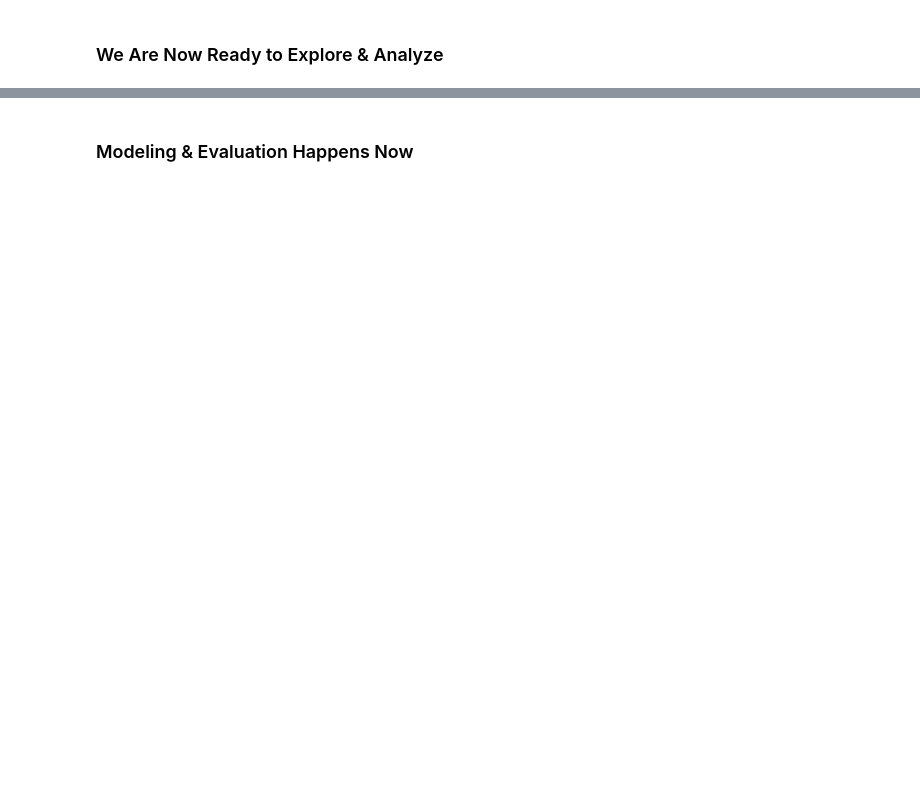
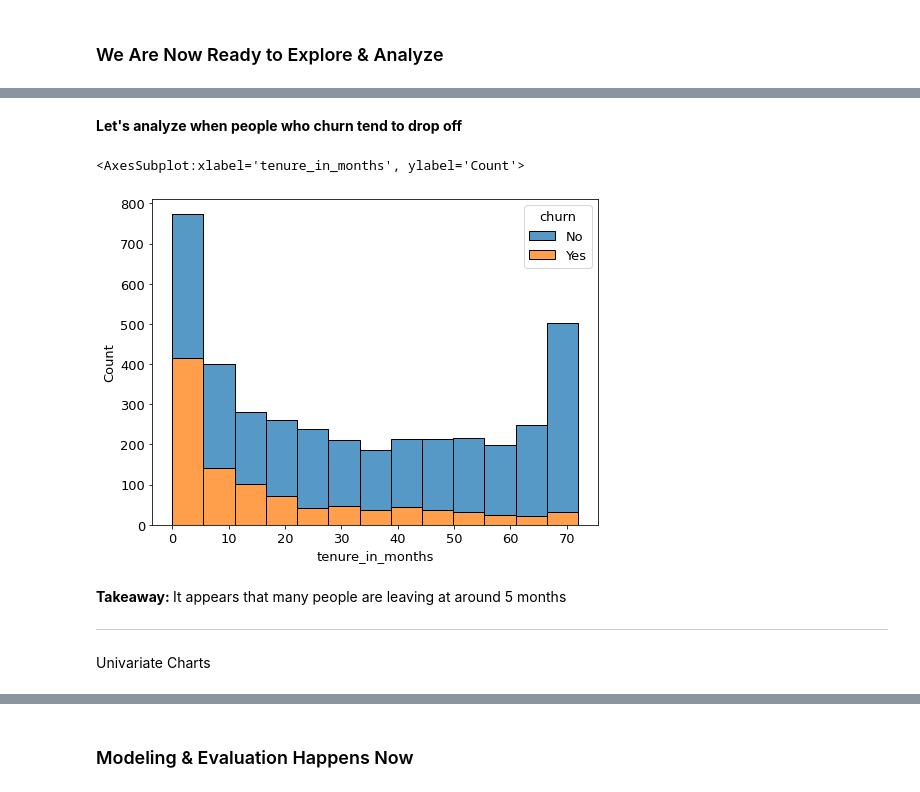
Before and after one commit to DBerchelmann/telco_classification_project, a Jupyter notebook: telco_classification_final-notebook.ipynb, the cells around one changed output, grey strips where cells are left out. Saved outputs shown, nothing was run; the diff lists cells and outputs as text; code cells hidden in the pictures; blank space fills up the shorter version.

```diff
--- a/telco_classification_final-notebook.ipynb
+++ b/telco_classification_final-notebook.ipynb
@@ -264,0 +272,13 @@ ____________________
+# %% [markdown]
+<b>Let's analyze when people who churn tend to drop off</b>
+# %%
+sns.histplot(data=train, x="tenure_in_months", hue = "churn", multiple="stack")
+# %% [output]
+<AxesSubplot:xlabel='tenure_in_months', ylabel='Count'>
+[figure, added]
+# %% [markdown]
+<b>Takeaway: </b> It appears that many people are leaving at around 5 months
+
+----
+# %% [markdown]
+Univariate Charts
```
Also changed, not shown: parts of 126 cells of this notebook.
